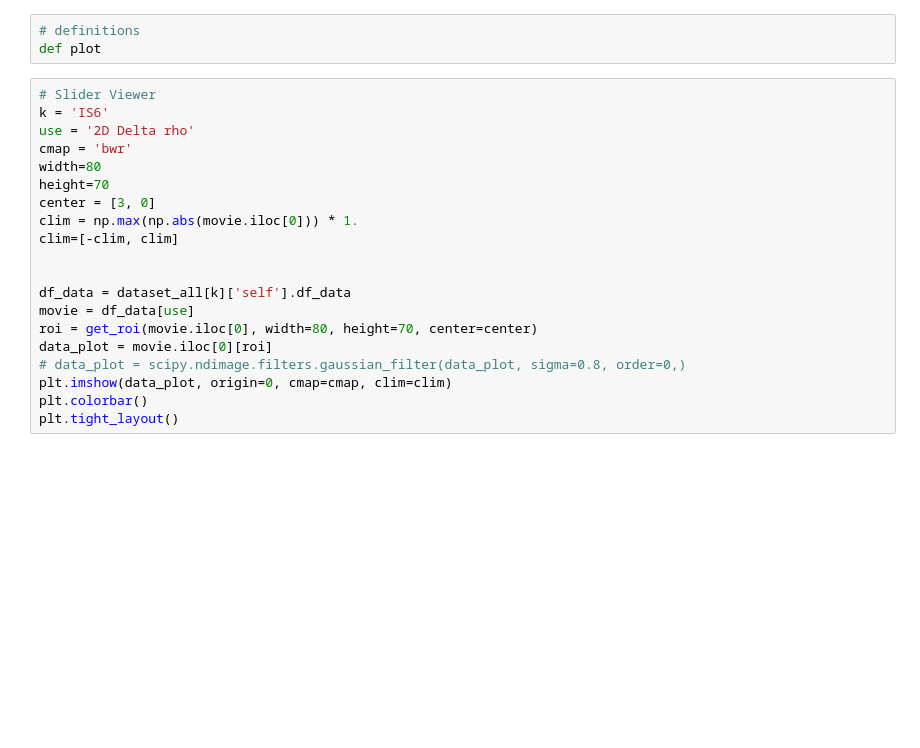
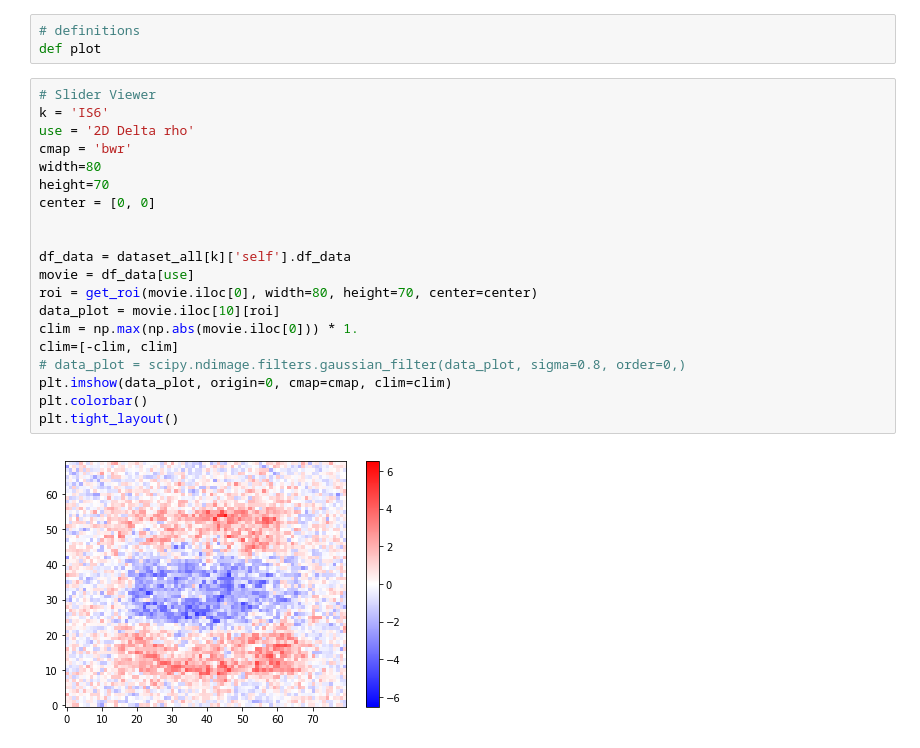
Before and after one commit to ranchop/QCalc, a Jupyter notebook: Box Shaking/Specific Datasets/Ringdown/Ring Down Analyzer.ipynb, the cells around one changed output. Drawn from its saved outputs; the diff is of its cells as text; blank space fills up the shorter version.

```diff
--- a/Box Shaking/Specific Datasets/Ringdown/Ring Down Analyzer.ipynb
+++ b/Box Shaking/Specific Datasets/Ringdown/Ring Down Analyzer.ipynb
@@ -790,23 +789,25 @@ def plot
 # %%
 # Slider Viewer
 k = 'IS6'
 use = '2D Delta rho'
 cmap = 'bwr'
 width=80
 height=70
-center = [3, 0]
-clim = np.max(np.abs(movie.iloc[0])) * 1.
-clim=[-clim, clim]
+center = [0, 0]
 
 
 df_data = dataset_all[k]['self'].df_data
 movie = df_data[use]
 roi = get_roi(movie.iloc[0], width=80, height=70, center=center)
-data_plot = movie.iloc[0][roi]
+data_plot = movie.iloc[10][roi]
+clim = np.max(np.abs(movie.iloc[0])) * 1.
+clim=[-clim, clim]
 # data_plot = scipy.ndimage.filters.gaussian_filter(data_plot, sigma=0.8, order=0,)
 plt.imshow(data_plot, origin=0, cmap=cmap, clim=clim)
 plt.colorbar()
 plt.tight_layout()
+# %% [output]
+[figure, added]
 # %%
 # Animation
 
```
Also changed, not shown: parts of 11 cells of this notebook, 3 other files.
